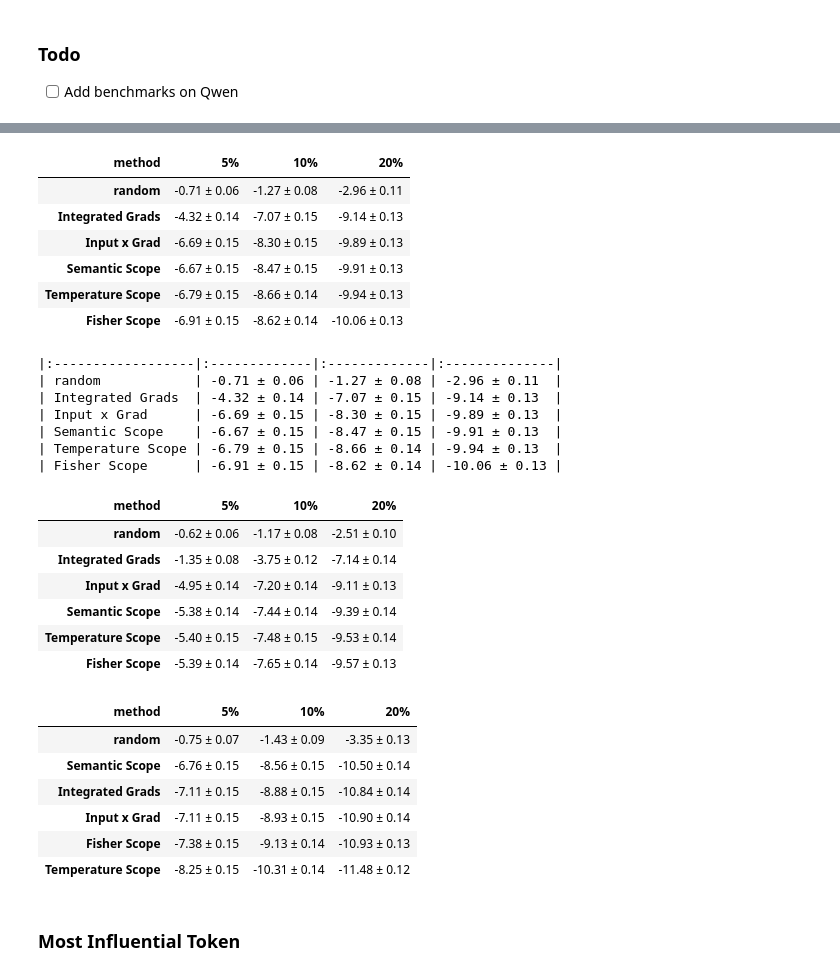
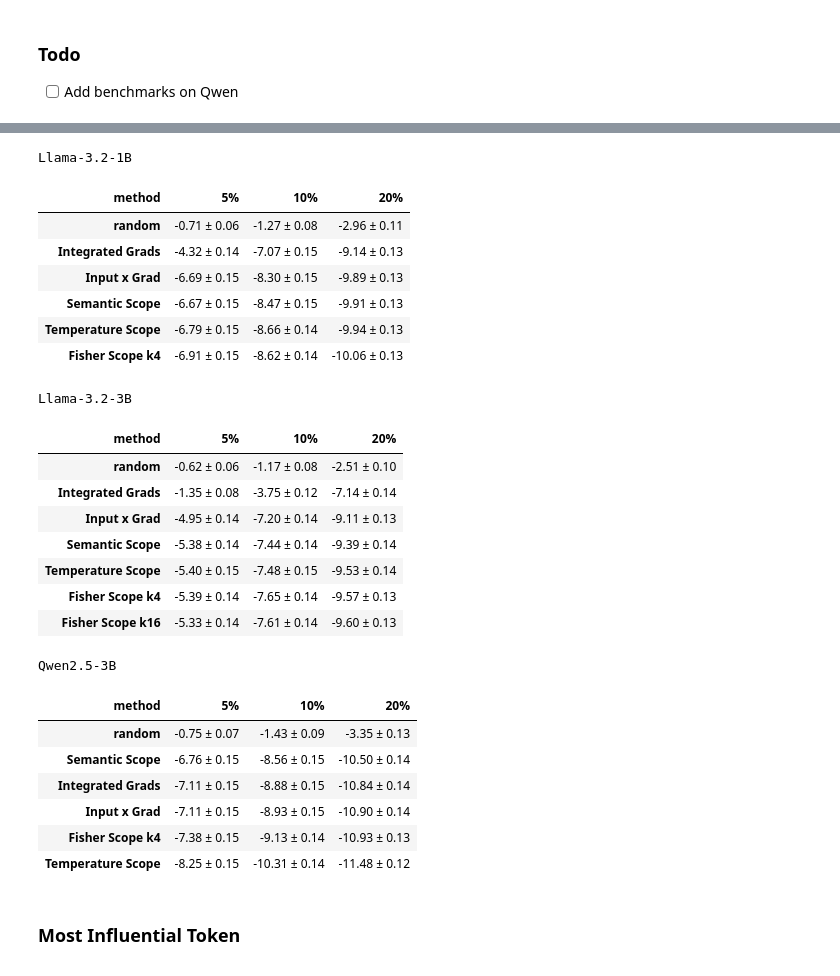
Before and after one commit to AntonioLiu97/JacobianScopes, a Jupyter notebook: Benchmarks/benchmark_plotter.ipynb, the cells around one changed output, grey strips where cells are left out. Drawn from its saved outputs; the diff is of its cells as text; code cells hidden in the pictures.

```diff
--- a/Benchmarks/benchmark_plotter.ipynb
+++ b/Benchmarks/benchmark_plotter.ipynb
@@ -75,32 +75,24 @@ for frac in [0.05, 0.1, 0.2]:
 
     # top k with semantic scope
     sem_key = next((k for k in lambada_data if "Fisher_k_4" in k and frac_str in k and "random_drop" not in k), None)
-    row["Fisher Scope"] = fmt_val_plus_sem(lambada_data[sem_key] if sem_key else None)
+    row["Fisher Scope k4"] = fmt_val_plus_sem(lambada_data[sem_key] if sem_key else None)
 
 
 
     rows.append(row)
 
 lambada_table = pd.DataFrame(rows).set_index("method").T
+print("Llama-3.2-1B")
 lambada_table
 # %% [output]
+Llama-3.2-1B
 | method | 5% | 10% | 20% |
 | random | -0.71 ± 0.06 | -1.27 ± 0.08 | -2.96 ± 0.11 |
 | Integrated Grads | -4.32 ± 0.14 | -7.07 ± 0.15 | -9.14 ± 0.13 |
 | Input x Grad | -6.69 ± 0.15 | -8.30 ± 0.15 | -9.89 ± 0.13 |
 | Semantic Scope | -6.67 ± 0.15 | -8.47 ± 0.15 | -9.91 ± 0.13 |
 | Temperature Scope | -6.79 ± 0.15 | -8.66 ± 0.14 | -9.94 ± 0.13 |
-| Fisher Scope | -6.91 ± 0.15 | -8.62 ± 0.14 | -10.06 ± 0.13 |
+| Fisher Scope k4 | -6.91 ± 0.15 | -8.62 ± 0.14 | -10.06 ± 0.13 |
-# %%
-print(lambada_table.to_markdown())
-# %% [output]
-|:------------------|:-------------|:-------------|:--------------|
-| random            | -0.71 ± 0.06 | -1.27 ± 0.08 | -2.96 ± 0.11  |
-| Integrated Grads  | -4.32 ± 0.14 | -7.07 ± 0.15 | -9.14 ± 0.13  |
-| Input x Grad      | -6.69 ± 0.15 | -8.30 ± 0.15 | -9.89 ± 0.13  |
-| Semantic Scope    | -6.67 ± 0.15 | -8.47 ± 0.15 | -9.91 ± 0.13  |
-| Temperature Scope | -6.79 ± 0.15 | -8.66 ± 0.14 | -9.94 ± 0.13  |
-| Fisher Scope      | -6.91 ± 0.15 | -8.62 ± 0.14 | -10.06 ± 0.13 |
 # %%
 # Filter lambada experiments and pivot by drop fraction
 lambada_data = {k: v for k, v in data.items() if "lmbd1000" in k.lower() and "Llama-3.2-3B" in k}
@@ -129,35 +121,47 @@ for frac in [0.05, 0.1, 0.2]:
 
     grad_key = next((k for k in lambada_data if "IG" in k and frac_str in k), None)
     row["Integrated Grads"] = fmt_val_plus_sem(lambada_data[grad_key] if grad_key else None)
 
     grad_key = next((k for k in lambada_data if "gradient_x_input" in k and frac_str in k), None)
     row["Input x Grad"] = fmt_val_plus_sem(lambada_data[grad_key] if grad_key else None)
 
     # top k with semantic scope
     sem_key = next((k for k in lambada_data if "Semantic" in k and frac_str in k and "random_drop" not in k), None)
     row["Semantic Scope"] = fmt_val_plus_sem(lambada_data[sem_key] if sem_key else None)
 
     # top k with temperature scope
     sem_key = next((k for k in lambada_data if "Temperature" in k and frac_str in k and "random_drop" not in k), None)
     row["Temperature Scope"] = fmt_val_plus_sem(lambada_data[sem_key] if sem_key else None)
 
     # top k with semantic scope
+    sem_key = next((k for k in lambada_data if "Fisher_k_1" in k and frac_str in k and "random_drop" not in k), None)
+    row["Fisher Scope k1"] = fmt_val_plus_sem(lambada_data[sem_key] if sem_key else None)
+
+
+    # top k with semantic scope
     sem_key = next((k for k in lambada_data if "Fisher_k_4" in k and frac_str in k and "random_drop" not in k), None)
-    row["Fisher Scope"] = fmt_val_plus_sem(lambada_data[sem_key] if sem_key else None)
+    row["Fisher Scope k4"] = fmt_val_plus_sem(lambada_data[sem_key] if sem_key else None)
+
+    # top k with semantic scope
+    sem_key = next((k for k in lambada_data if "Fisher_k_16" in k and frac_str in k and "random_drop" not in k), None)
+    row["Fisher Scope k16"] = fmt_val_plus_sem(lambada_data[sem_key] if sem_key else None)
 
 
     rows.append(row)
 
 lambada_table = pd.DataFrame(rows).set_index("method").T
+print("Llama-3.2-3B")
 lambada_table
 # %% [output]
+Llama-3.2-3B
 | method | 5% | 10% | 20% |
 | random | -0.62 ± 0.06 | -1.17 ± 0.08 | -2.51 ± 0.10 |
 | Integrated Grads | -1.35 ± 0.08 | -3.75 ± 0.12 | -7.14 ± 0.14 |
 | Input x Grad | -4.95 ± 0.14 | -7.20 ± 0.14 | -9.11 ± 0.13 |
 | Semantic Scope | -5.38 ± 0.14 | -7.44 ± 0.14 | -9.39 ± 0.14 |
 | Temperature Scope | -5.40 ± 0.15 | -7.48 ± 0.15 | -9.53 ± 0.14 |
-| Fisher Scope | -5.39 ± 0.14 | -7.65 ± 0.14 | -9.57 ± 0.13 |
+| Fisher Scope k4 | -5.39 ± 0.14 | -7.65 ± 0.14 | -9.57 ± 0.13 |
+| Fisher Scope k16 | -5.33 ± 0.14 | -7.61 ± 0.14 | -9.60 ± 0.13 |
 # %%
 # Filter lambada experiments and pivot by drop fraction
 # lambada_data = {k: v for k, v in data.items() if "lambada" in k.lower() and "3B" in k}
@@ -197,7 +201,7 @@ for frac in [0.05, 0.1, 0.2]:
 
     # top k with semantic scope
     sem_key = next((k for k in lambada_data if "Fisher_k_4" in k and frac_str in k and "random_drop" not in k), None)
-    row["Fisher Scope"] = fmt_val_plus_sem(lambada_data[sem_key] if sem_key else None)
+    row["Fisher Scope k4"] = fmt_val_plus_sem(lambada_data[sem_key] if sem_key else None)
 
 
     # top k with temperature scope
@@ -209,14 +213,16 @@ for frac in [0.05, 0.1, 0.2]:
     rows.append(row)
 
 lambada_table = pd.DataFrame(rows).set_index("method").T
+print("Qwen2.5-3B")
 lambada_table
 # %% [output]
+Qwen2.5-3B
 | method | 5% | 10% | 20% |
 | random | -0.75 ± 0.07 | -1.43 ± 0.09 | -3.35 ± 0.13 |
 | Semantic Scope | -6.76 ± 0.15 | -8.56 ± 0.15 | -10.50 ± 0.14 |
 | Integrated Grads | -7.11 ± 0.15 | -8.88 ± 0.15 | -10.84 ± 0.14 |
 | Input x Grad | -7.11 ± 0.15 | -8.93 ± 0.15 | -10.90 ± 0.14 |
-| Fisher Scope | -7.38 ± 0.15 | -9.13 ± 0.14 | -10.93 ± 0.13 |
+| Fisher Scope k4 | -7.38 ± 0.15 | -9.13 ± 0.14 | -10.93 ± 0.13 |
 | Temperature Scope | -8.25 ± 0.15 | -10.31 ± 0.14 | -11.48 ± 0.12 |
 # %% [markdown]
 ### Most Influential Token
```
Also changed, not shown: parts of 3 cells of this notebook, 16 other files.
